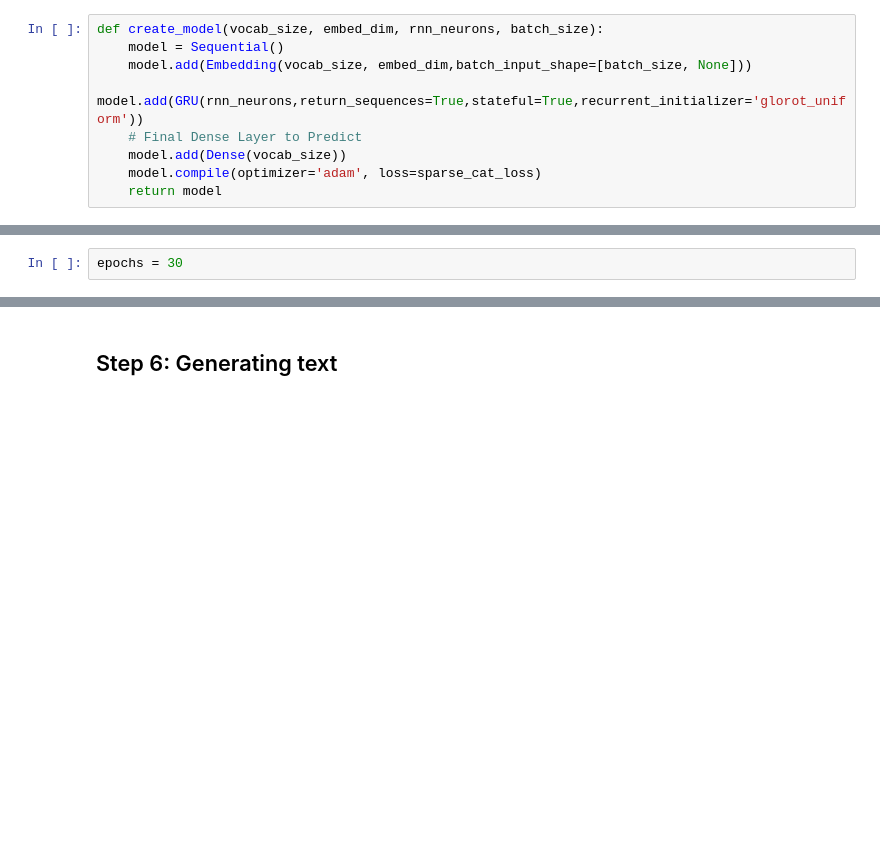
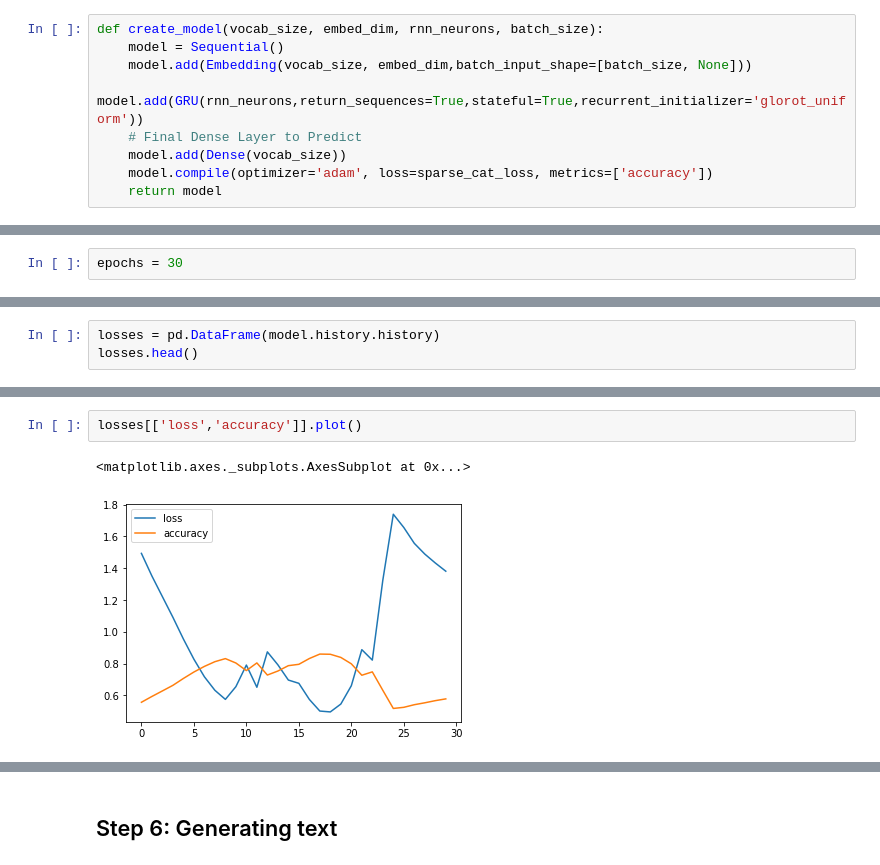
Before and after one commit to chandravenky/Generating-Text-using-RNN, a Jupyter notebook: Generating_text_using_RNN.ipynb, the cells around one changed output, grey strips where cells are left out. Drawn from its saved outputs; the diff is of its cells as text; blank space fills up the shorter version.

```diff
--- a/Generating_text_using_RNN.ipynb
+++ b/Generating_text_using_RNN.ipynb
@@ -214,7 +214,7 @@ def create_model(vocab_size, embed_dim, rnn_neurons, batch_size):
     model.add(GRU(rnn_neurons,return_sequences=True,stateful=True,recurrent_initializer='glorot_uniform'))
     # Final Dense Layer to Predict
     model.add(Dense(vocab_size))
-    model.compile(optimizer='adam', loss=sparse_cat_loss)
+    model.compile(optimizer='adam', loss=sparse_cat_loss, metrics=['accuracy'])
     return model
 # %%
 model = create_model(
@@ -273,0 +272,3 @@ Note that the above train progress output is for epochs=20
+# %%
+losses = pd.DataFrame(model.history.history)
+losses.head()
@@ -273,0 +282,5 @@ Note that the above train progress output is for epochs=20
+# %%
+losses[['loss','accuracy']].plot()
+# %% [output]
+<matplotlib.axes._subplots.AxesSubplot at 0x...>
+[figure, added]
```
Also changed, not shown: parts of 8 cells of this notebook.
